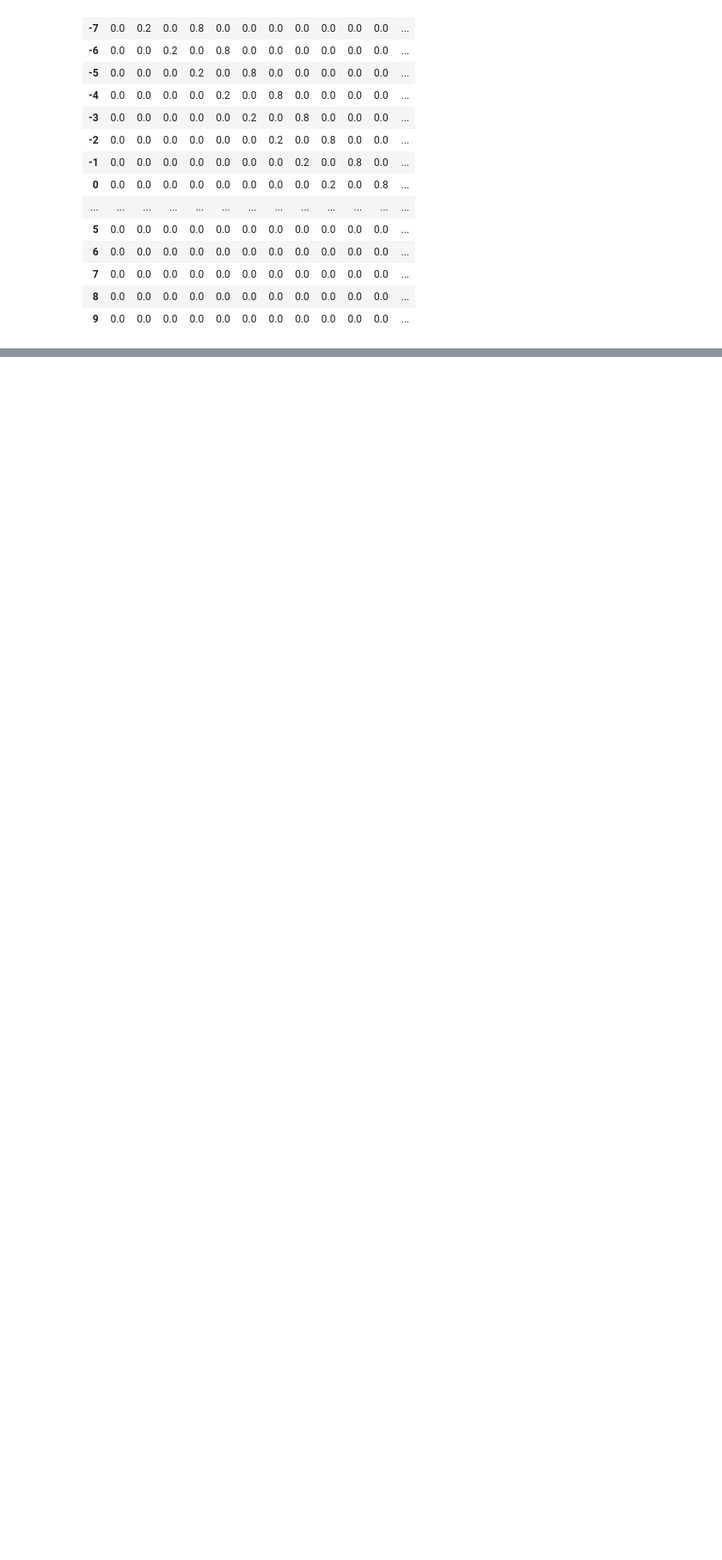
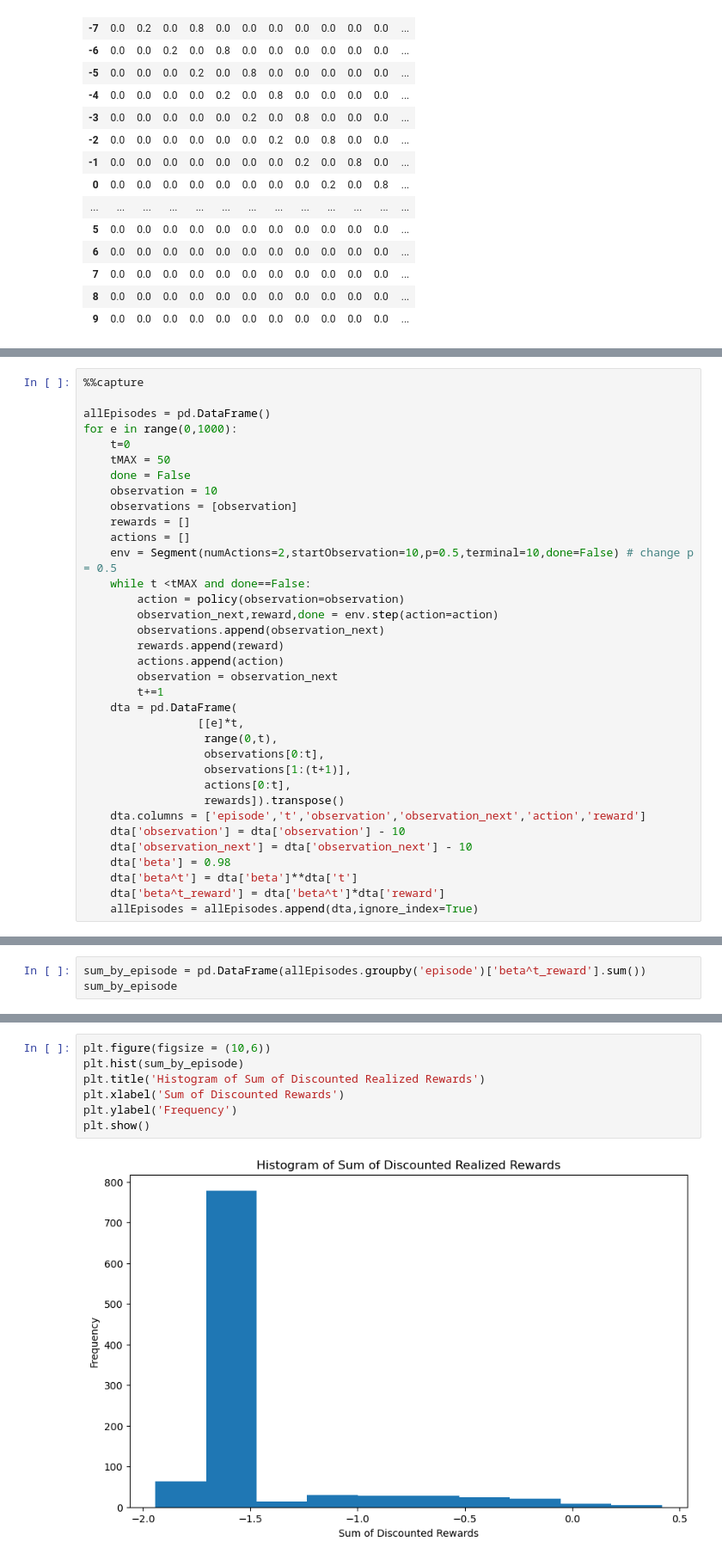
Before and after one commit to jackmurray1/uchicago, a Jupyter notebook: Reinforcement Learning/RL_Assignment 1_Jack Murray.ipynb, the cells around one changed output, grey strips where cells are left out. Shown at 86% size. Saved outputs shown, nothing was run; the diff lists cells and outputs as text; blank space fills up the shorter version.

```diff
--- a/Reinforcement Learning/RL_Assignment 1_Jack Murray.ipynb
+++ b/Reinforcement Learning/RL_Assignment 1_Jack Murray.ipynb
@@ -387,0 +795,35 @@ P
+# %%
+%%capture
+
+allEpisodes = pd.DataFrame()
+for e in range(0,1000):
+    t=0
+    tMAX = 50
+    done = False
+    observation = 10
+    observations = [observation]
+    rewards = []
+    actions = []
+    env = Segment(numActions=2,startObservation=10,p=0.5,terminal=10,done=False) # change p = 0.5
+    while t <tMAX and done==False:
+        action = policy(observation=observation)
+        observation_next,reward,done = env.step(action=action)
+        observations.append(observation_next)
+        rewards.append(reward)
+        actions.append(action)
+        observation = observation_next
+        t+=1
+    dta = pd.DataFrame(
+                 [[e]*t,
+                  range(0,t),
+                  observations[0:t],
+                  observations[1:(t+1)],
+                  actions[0:t],
+                  rewards]).transpose()
+    dta.columns = ['episode','t','observation','observation_next','action','reward']
+    dta['observation'] = dta['observation'] - 10
+    dta['observation_next'] = dta['observation_next'] - 10
+    dta['beta'] = 0.98
+    dta['beta^t'] = dta['beta']**dta['t']
+    dta['beta^t_reward'] = dta['beta^t']*dta['reward']
+    allEpisodes = allEpisodes.append(dta,ignore_index=True)
@@ -387,0 +848,3 @@ P
+# %%
+sum_by_episode = pd.DataFrame(allEpisodes.groupby('episode')['beta^t_reward'].sum())
+sum_by_episode
@@ -387,0 +893,9 @@ P
+# %%
+plt.figure(figsize = (10,6))
+plt.hist(sum_by_episode)
+plt.title('Histogram of Sum of Discounted Realized Rewards')
+plt.xlabel('Sum of Discounted Rewards')
+plt.ylabel('Frequency')
+plt.show()
+# %% [output]
+[figure, added]
```
Also changed, not shown: parts of 72 cells of this notebook.
